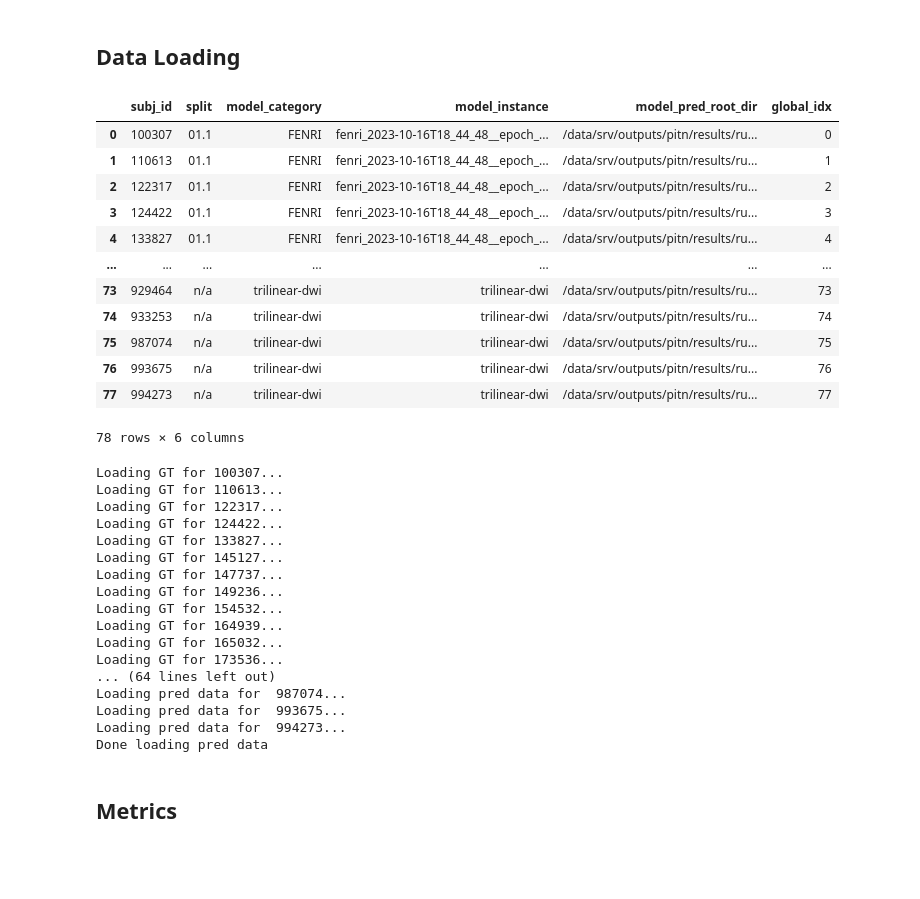
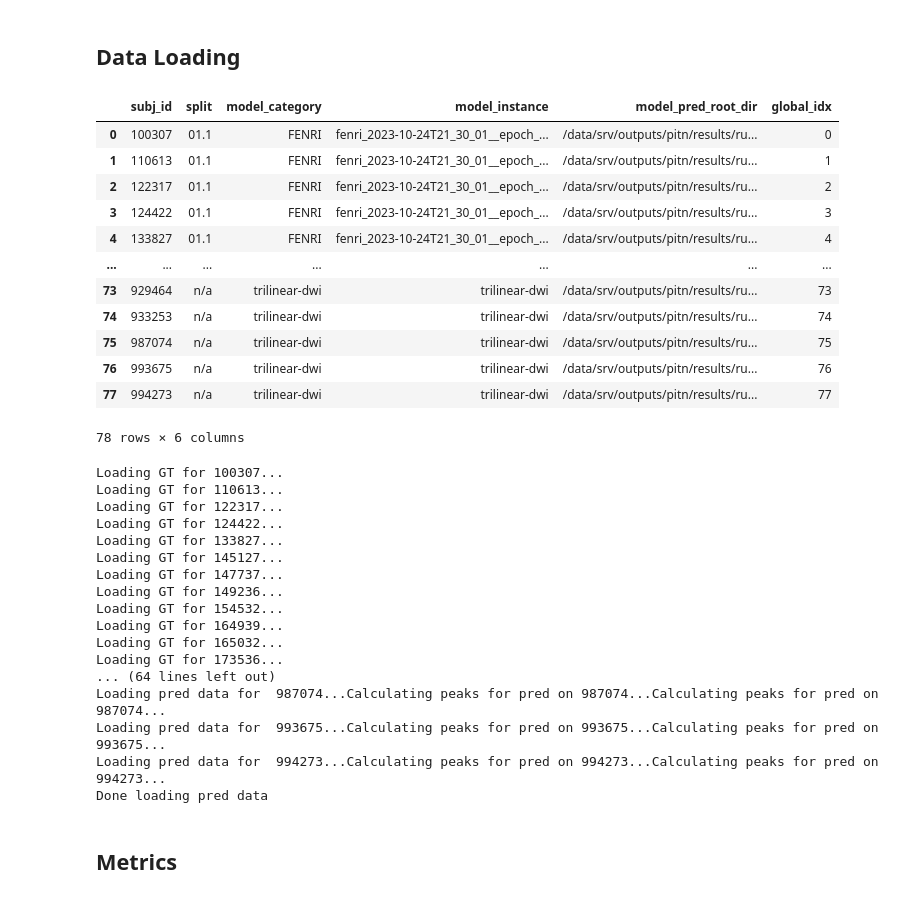
Before and after one commit to TylerSpears/fenri, a Jupyter notebook: notebooks/data_analysis/hcp/quant_analysis.ipynb, the cells around one changed output. Drawn from its saved outputs; the diff is of its cells as text; code cells hidden in the pictures; blank space fills up the shorter version.

```diff
--- a/notebooks/data_analysis/hcp/quant_analysis.ipynb
+++ b/notebooks/data_analysis/hcp/quant_analysis.ipynb
@@ -185,12 +185,12 @@ assert test_pred_root_dir.exists()
 # %%
 # All valid permutations of subj_id x split x model_instance will be placed into a
 # table.
-model_instances = ("fenri_2023-10-16T18_44_48__epoch_49_step_29201", "trilinear-dwi")
+model_instances = ("fenri_2023-10-24T21_30_01__epoch_43_step_33397", "trilinear-dwi")
 instance_pred_root_dirs = (
-    test_pred_root_dir / "fenri" / "2023-10-17T10_37_50_fenri_test_native_res",
+    test_pred_root_dir / "fenri" / "2023-10-24T21_30_01" / "test_set",
     test_pred_root_dir
     / "trilinear"
-    / "2023-10-18T18_22_38_trilinear_resample-dwi_odf-fit",
+    / "2023-10-24T21_31_38_trilinear_resample-dwi_odf-fit",
 )
 model_categories = ("FENRI", "trilinear-dwi")
 instance_splits = ("01.1", "n/a")
@@ -204,38 +204,38 @@ assert (
 
 # subj_id, split, model_category, model_instance, model_pred_root_dir
 pred_table = dict(
     subj_id=list(),
     split=list(),
     model_category=list(),
     model_instance=list(),
     model_pred_root_dir=list(),
 )
 
 for i in range(len(model_instances)):
     instance = model_instances[i]
     category = model_categories[i]
     split = instance_splits[i]
     pred_root_dir = str(instance_pred_root_dirs[i])
     assert Path(pred_root_dir).exists()
 
     subj_ids_in_split = test_subj_ids_split[split]
     for subj_id in subj_ids_in_split:
         pred_table["subj_id"].append(subj_id)
         pred_table["split"].append(split)
         pred_table["model_category"].append(category)
         pred_table["model_instance"].append(instance)
         pred_table["model_pred_root_dir"].append(str(pred_root_dir))
 pred_table = pd.DataFrame.from_dict(pred_table)
 # Assign the global row index as a field for later association between lists and rows.
 pred_table["global_idx"] = pred_table.index
 pred_table
 # %% [output]
 |  | subj_id | split | model_category | model_instance | model_pred_root_dir | global_idx |
-| 0 | 100307 | 01.1 | FENRI | fenri_2023-10-16T18_44_48__epoch_... | /data/srv/outputs/pitn/results/ru... | 0 |
-| 1 | 110613 | 01.1 | FENRI | fenri_2023-10-16T18_44_48__epoch_... | /data/srv/outputs/pitn/results/ru... | 1 |
-| 2 | 122317 | 01.1 | FENRI | fenri_2023-10-16T18_44_48__epoch_... | /data/srv/outputs/pitn/results/ru... | 2 |
-| 3 | 124422 | 01.1 | FENRI | fenri_2023-10-16T18_44_48__epoch_... | /data/srv/outputs/pitn/results/ru... | 3 |
-| 4 | 133827 | 01.1 | FENRI | fenri_2023-10-16T18_44_48__epoch_... | /data/srv/outputs/pitn/results/ru... | 4 |
+| 0 | 100307 | 01.1 | FENRI | fenri_2023-10-24T21_30_01__epoch_... | /data/srv/outputs/pitn/results/ru... | 0 |
+| 1 | 110613 | 01.1 | FENRI | fenri_2023-10-24T21_30_01__epoch_... | /data/srv/outputs/pitn/results/ru... | 1 |
+| 2 | 122317 | 01.1 | FENRI | fenri_2023-10-24T21_30_01__epoch_... | /data/srv/outputs/pitn/results/ru... | 2 |
+| 3 | 124422 | 01.1 | FENRI | fenri_2023-10-24T21_30_01__epoch_... | /data/srv/outputs/pitn/results/ru... | 3 |
+| 4 | 133827 | 01.1 | FENRI | fenri_2023-10-24T21_30_01__epoch_... | /data/srv/outputs/pitn/results/ru... | 4 |
 | ... | ... | ... | ... | ... | ... | ... |
 | 73 | 929464 | n/a | trilinear-dwi | trilinear-dwi | /data/srv/outputs/pitn/results/ru... | 73 |
 | 74 | 933253 | n/a | trilinear-dwi | trilinear-dwi | /data/srv/outputs/pitn/results/ru... | 74 |
@@ -404,9 +404,9 @@ Loading GT for 164939...
 Loading GT for 165032...
 Loading GT for 173536...
 ... (64 lines left out)
-Loading pred data for  987074...
-Loading pred data for  993675...
-Loading pred data for  994273...
+Loading pred data for  987074...Calculating peaks for pred on 987074...Calculating peaks for pred on 987074...
+Loading pred data for  993675...Calculating peaks for pred on 993675...Calculating peaks for pred on 993675...
+Loading pred data for  994273...Calculating peaks for pred on 994273...Calculating peaks for pred on 994273...
 Done loading pred data
 # %% [markdown]
 ## Metrics
```
Also changed, not shown: parts of 11 cells of this notebook, 36 other files.
